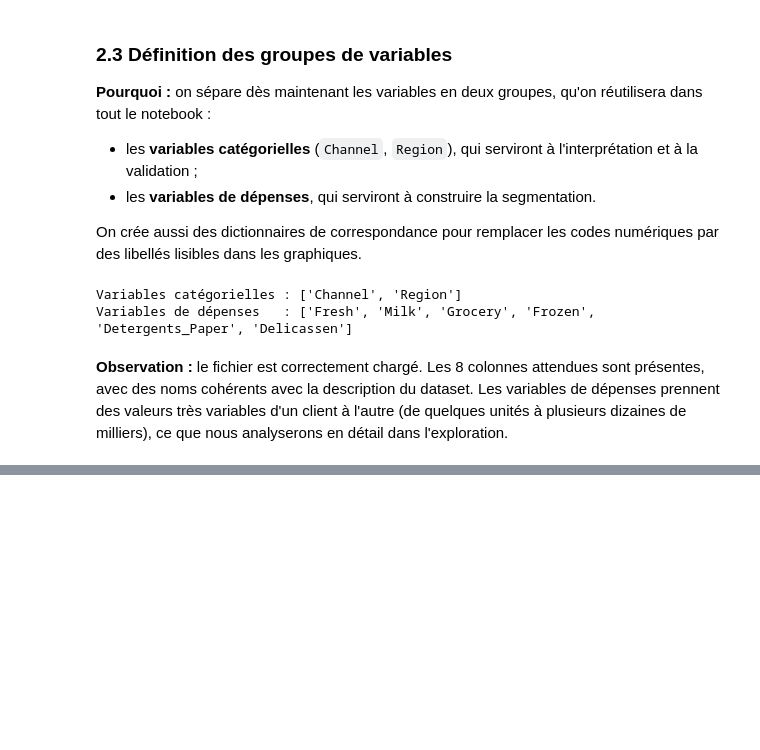
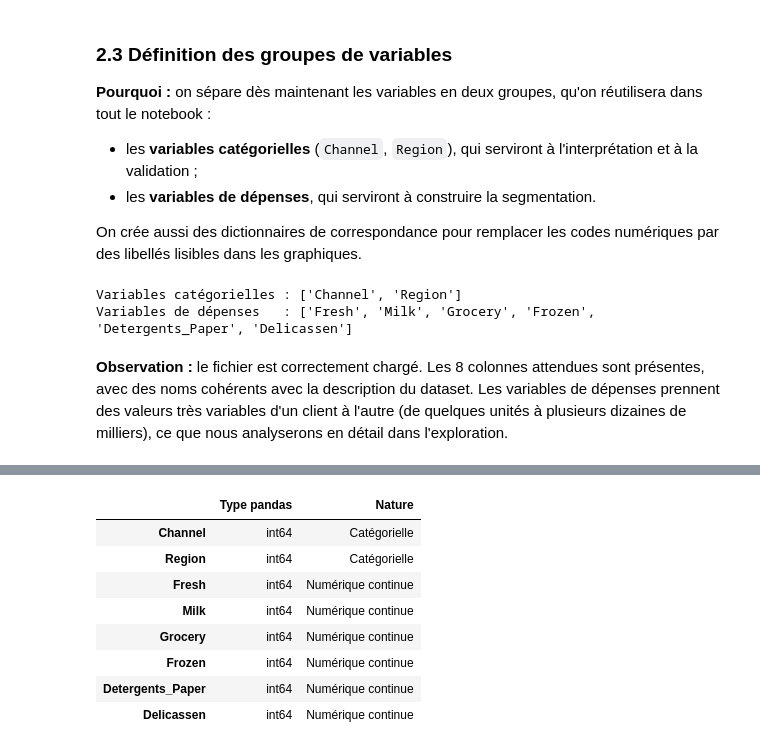
Before and after one commit to rokhayacoumbadiouf-bit/Segmentation_Client_ML, a Jupyter notebook: P1IA_ODC/projet_machine_learning/segmentaion_client.ipynb, the cells around one changed output, grey strips where cells are left out. Drawn from its saved outputs; the diff is of its cells as text; code cells hidden in the pictures; blank space fills up the shorter version.

```diff
--- a/P1IA_ODC/projet_machine_learning/segmentaion_client.ipynb
+++ b/P1IA_ODC/projet_machine_learning/segmentaion_client.ipynb
@@ -189,0 +224,17 @@ Variables de dépenses   : ['Fresh', 'Milk', 'Grocery', 'Frozen', 'Detergents_Pa
+# %%
+# Tableau récapitulatif : type pandas et nature réelle de chaque variable
+types_df = pd.DataFrame({
+    "Type pandas": df.dtypes,
+    "Nature": ["Catégorielle" if col in CAT_COLS else "Numérique continue" for col in df.columns]
+})
+types_df
+# %% [output]
+|  | Type pandas | Nature |
+| Channel | int64 | Catégorielle |
+| Region | int64 | Catégorielle |
+| Fresh | int64 | Numérique continue |
+| Milk | int64 | Numérique continue |
+| Grocery | int64 | Numérique continue |
+| Frozen | int64 | Numérique continue |
+| Detergents_Paper | int64 | Numérique continue |
+| Delicassen | int64 | Numérique continue |
```
Also changed, not shown: parts of 18 cells of this notebook.
